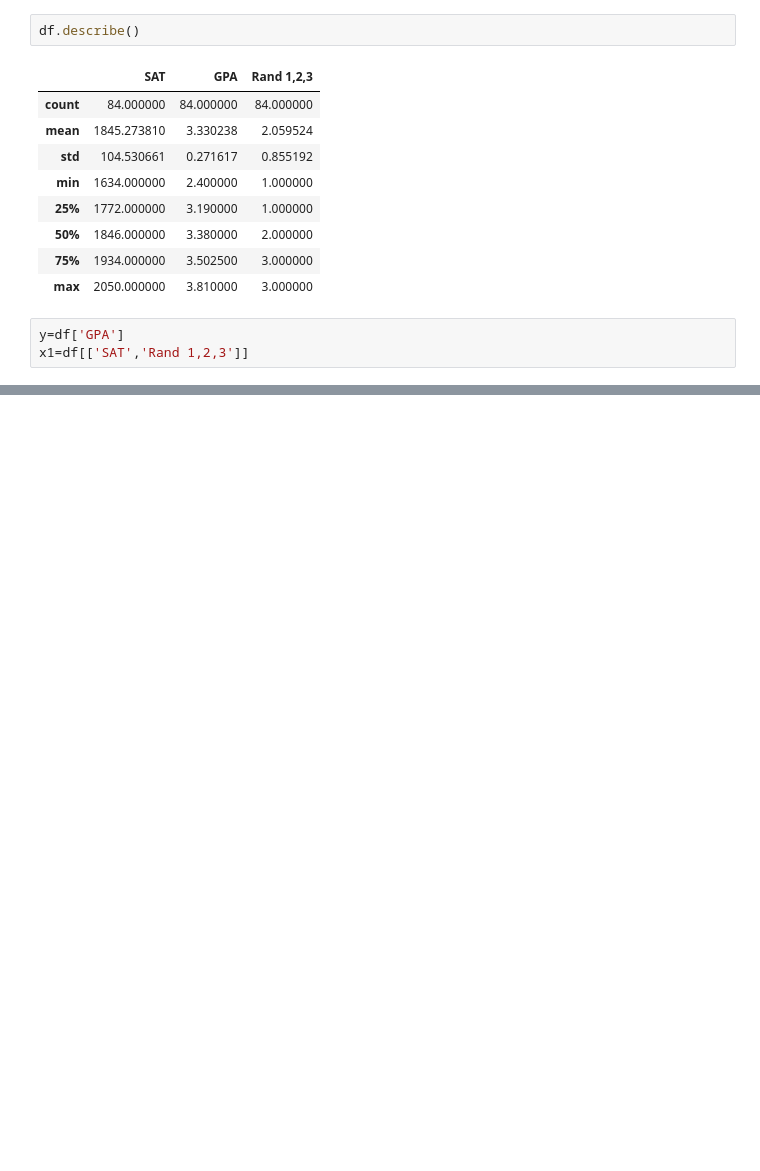
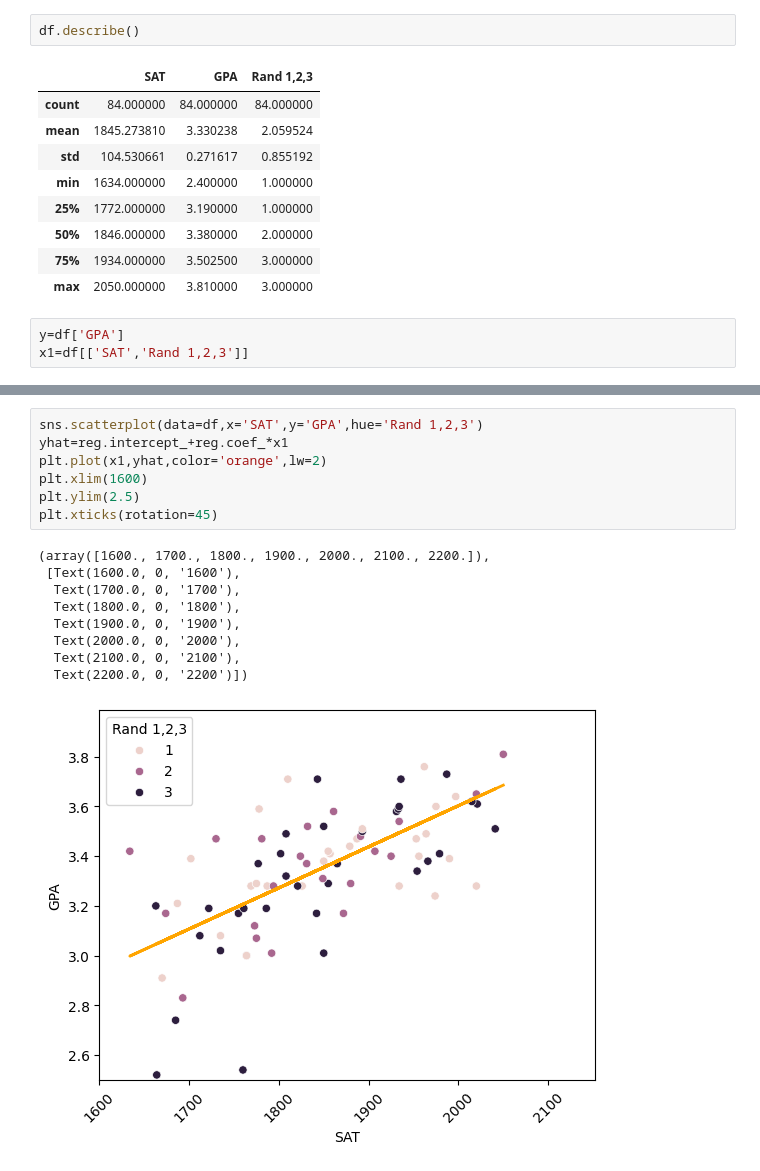
Before and after one commit to JACK6185555/NumPy, a Jupyter notebook: Project/Ex3.ipynb, the cells around one changed output, grey strips where cells are left out. Drawn from its saved outputs; the diff is of its cells as text; blank space fills up the shorter version.

```diff
--- a/Project/Ex3.ipynb
+++ b/Project/Ex3.ipynb
@@ -66,0 +139,17 @@ strong multicollinearity or other numerical problems.
+# %%
+sns.scatterplot(data=df,x='SAT',y='GPA',hue='Rand 1,2,3')
+yhat=reg.intercept_+reg.coef_*x1
+plt.plot(x1,yhat,color='orange',lw=2)
+plt.xlim(1600)
+plt.ylim(2.5)
+plt.xticks(rotation=45)
+# %% [output]
+(array([1600., 1700., 1800., 1900., 2000., 2100., 2200.]),
+ [Text(1600.0, 0, '1600'),
+  Text(1700.0, 0, '1700'),
+  Text(1800.0, 0, '1800'),
+  Text(1900.0, 0, '1900'),
+  Text(2000.0, 0, '2000'),
+  Text(2100.0, 0, '2100'),
+  Text(2200.0, 0, '2200')])
+[figure, added]
```
Also changed, not shown: parts of 10 cells of this notebook, 5 other files.
